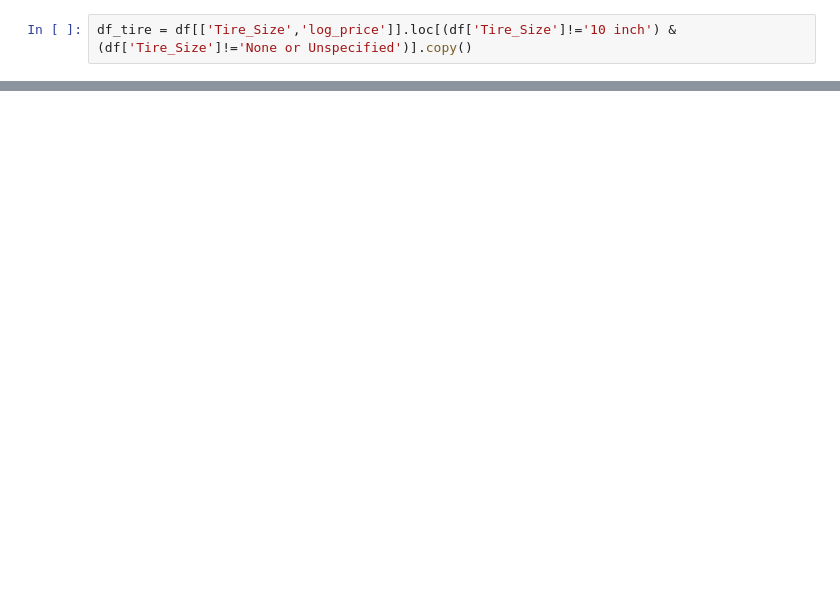
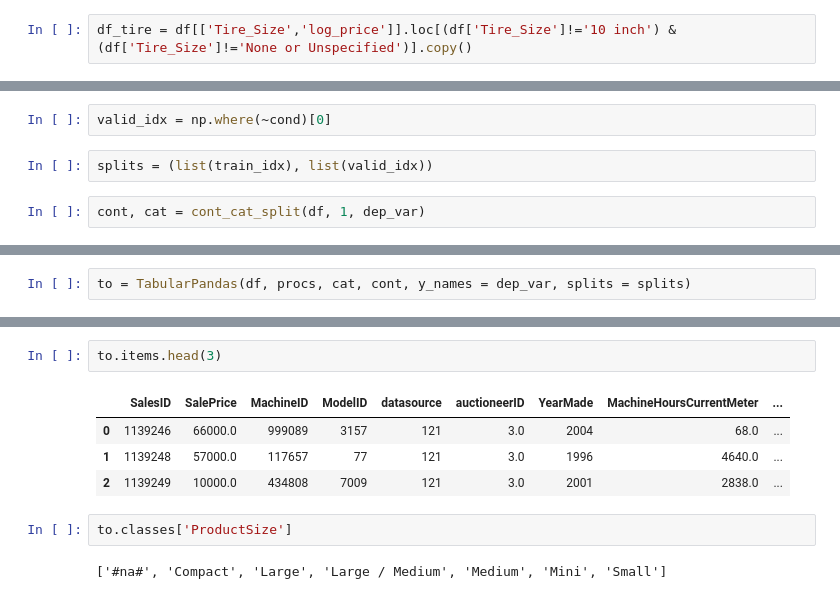
Before and after one commit to zzstephen/zzstephen, a Jupyter notebook: DL/tabular_modeling.ipynb, the cells around one changed output, grey strips where cells are left out. Saved outputs shown, nothing was run; the diff lists cells and outputs as text; blank space fills up the shorter version.

```diff
--- a/DL/tabular_modeling.ipynb
+++ b/DL/tabular_modeling.ipynb
@@ -209,0 +268,6 @@ df_tire.plot.scatter(x='Tire_Size', y='log_price')
+# %%
+valid_idx = np.where(~cond)[0]
+# %%
+splits = (list(train_idx), list(valid_idx))
+# %%
+cont, cat = cont_cat_split(df, 1, dep_var)
@@ -209,0 +312,2 @@ df_tire.plot.scatter(x='Tire_Size', y='log_price')
+# %%
+to = TabularPandas(df, procs, cat, cont, y_names = dep_var, splits = splits)
@@ -209,0 +327,11 @@ df_tire.plot.scatter(x='Tire_Size', y='log_price')
+# %%
+to.items.head(3)
+# %% [output]
+|  | SalesID | SalePrice | MachineID | ModelID | datasource | auctioneerID | YearMade | MachineHoursCurrentMeter | ... |
+| 0 | 1139246 | 66000.0 | 999089 | 3157 | 121 | 3.0 | 2004 | 68.0 | ... |
+| 1 | 1139248 | 57000.0 | 117657 | 77 | 121 | 3.0 | 1996 | 4640.0 | ... |
+| 2 | 1139249 | 10000.0 | 434808 | 7009 | 121 | 3.0 | 2001 | 2838.0 | ... |
+# %%
+to.classes['ProductSize']
+# %% [output]
+['#na#', 'Compact', 'Large', 'Large / Medium', 'Medium', 'Mini', 'Small']
```
Also changed, not shown: parts of 23 cells of this notebook.
